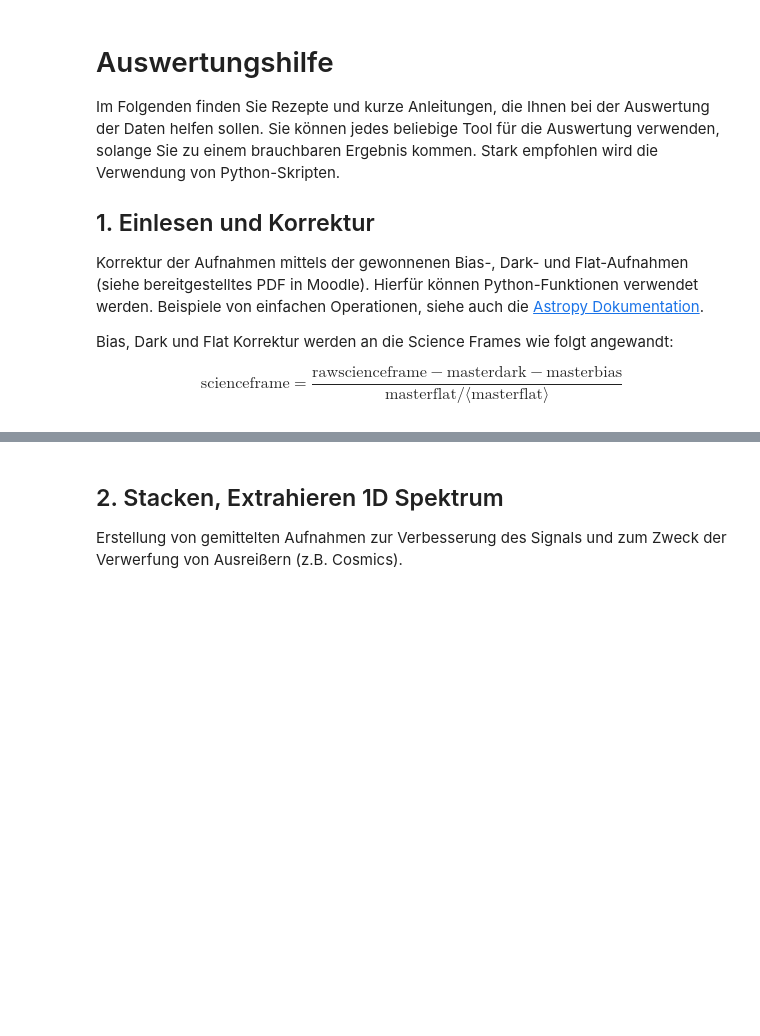
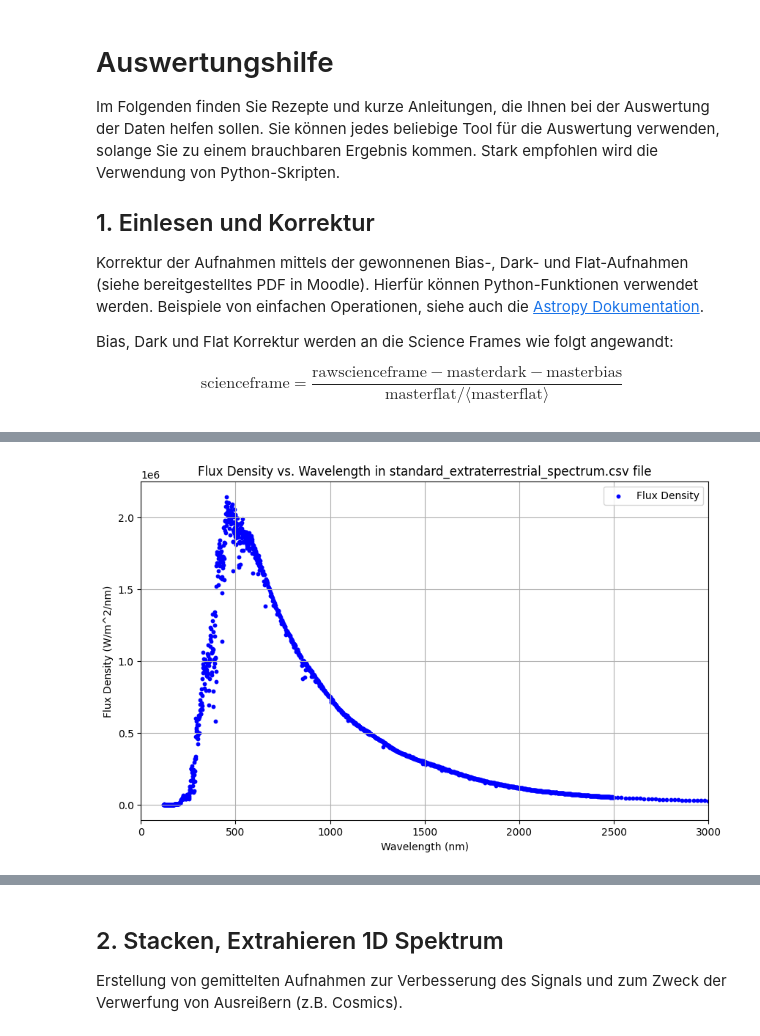
Before and after one commit to samkampitsch/Praktikum, a Jupyter notebook: Auswertungshilfe.ipynb, the cells around one changed output, grey strips where cells are left out. Cells and saved outputs as stored; diff of their text form; code cells hidden in the pictures; blank space fills up the shorter version.

```diff
--- a/Auswertungshilfe.ipynb
+++ b/Auswertungshilfe.ipynb
@@ -109,0 +217,35 @@ np.set_printoptions(threshold=1000)
+# %%
+#no clue where we will need this tbh
+#i am not sure if i did conversion from mikrom to nm correct i did both * 10**3
+
+
+import pandas as pd
+import matplotlib.pyplot as plt
+
+# Read the CSV file, skipping the first row
+file_path = 'standard_extraterrestrial_spectrum.csv'  # Replace with your actual file path
+data = pd.read_csv(file_path, skiprows=1, header=None)  # Set header=None to treat the first row as data
+
+# Extract the columns by index
+wavelength = data[0]  # First column (index 0)
+flux_density = data[1]  # Second column (index 1)
+
+# Convert to numeric types (handling any non-numeric values)
+wavelength = pd.to_numeric(wavelength, errors='coerce')*10**3
+flux_density = pd.to_numeric(flux_density, errors='coerce')*10**3
+
+# Create the scatter plot
+plt.figure(figsize=(10, 6))  # Optional: Set the figure size
+plt.scatter(wavelength, flux_density, label='Flux Density', color='blue', s=10)  # s is the size of points
+plt.xlabel('Wavelength (nm)')  # Label for the x-axis
+plt.ylabel('Flux Density (W/m^2/nm)')  # Label for the y-axis
+plt.title('Flux Density vs. Wavelength in standard_extraterrestrial_spectrum.csv file')  # Title of the plot
+plt.legend()  # Show the legend
+plt.grid()  # Optional: Add a grid for better readability
+
+# Set the x-axis limits if needed (adjust as appropriate)
+plt.xlim(0, 3000)  # Adjust the limits based on your data range
+
+plt.show()  # Display the plot
+# %% [output]
+[figure, added]
```
Also changed, not shown: parts of 11 cells of this notebook.
